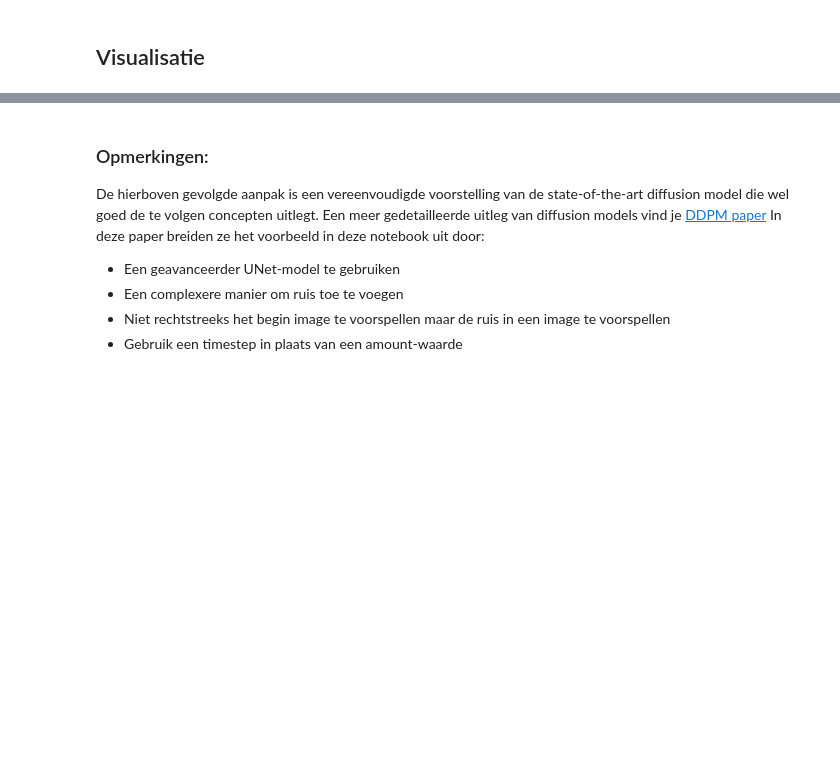
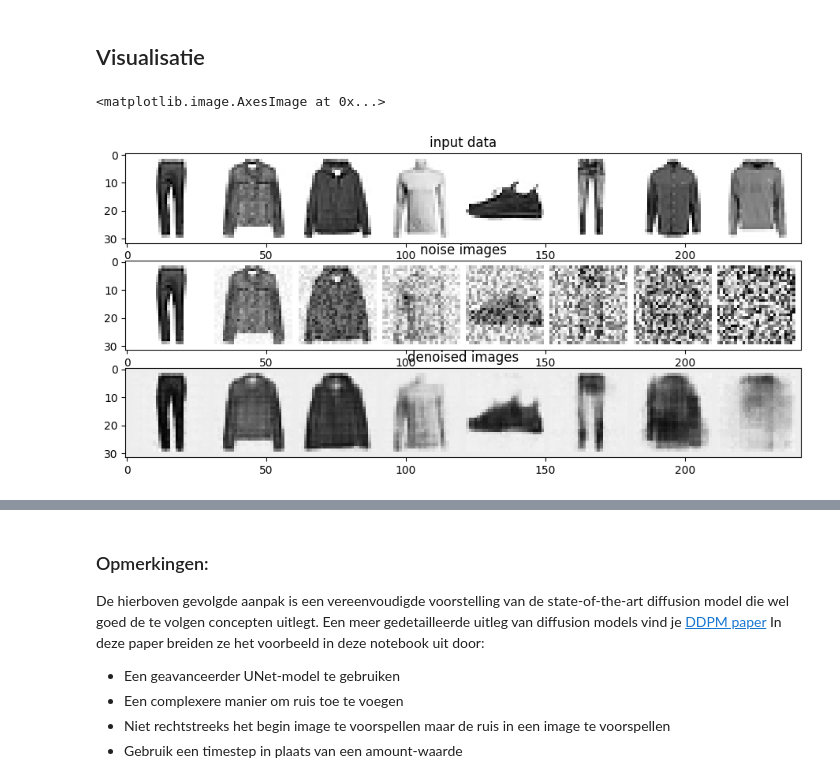
Before and after one commit to OdiseeMachineLearning2425/Leerstof_Groep2, a Jupyter notebook: Week 7/03_Diffusion.ipynb, the cells around one changed output, grey strips where cells are left out. Drawn from its saved outputs; the diff is of its cells as text; code cells hidden in the pictures; blank space fills up the shorter version.

```diff
--- a/Week 7/03_Diffusion.ipynb
+++ b/Week 7/03_Diffusion.ipynb
@@ -57,2 +180,27 @@ Ten slotte wordt het diffusiemodel getraind. Voor elke batch van trainingsafbeel
 # %% [markdown]
 ## Visualisatie
+# %%
+x, y = next(iter(train_loader)) # gebruik 1 batch
+x = x[:8] # beperk het tot 8 beeldjes
+
+fig, axs = plt.subplots(3, 1, figsize=(12,5))
+axs[0].set_title('input data')
+axs[0].imshow(torchvision.utils.make_grid(x)[0], cmap='Greys')
+
+# ruisbeeldjes maken
+amount = torch.linspace(0, 1, x.shape[0])
+noised_x = add_noise(x, amount)
+
+# teken ruisbeeldjes
+axs[1].set_title('noise images')
+axs[1].imshow(torchvision.utils.make_grid(noised_x)[0], cmap='Greys')
+
+# denoised images
+with torch.no_grad():
+    preds = model(noised_x)
+
+axs[2].set_title('denoised images')
+axs[2].imshow(torchvision.utils.make_grid(preds)[0], cmap='Greys')
+# %% [output]
+<matplotlib.image.AxesImage at 0x...>
+[figure, added]
```
Also changed, not shown: parts of 5 cells of this notebook, 2 other files.
